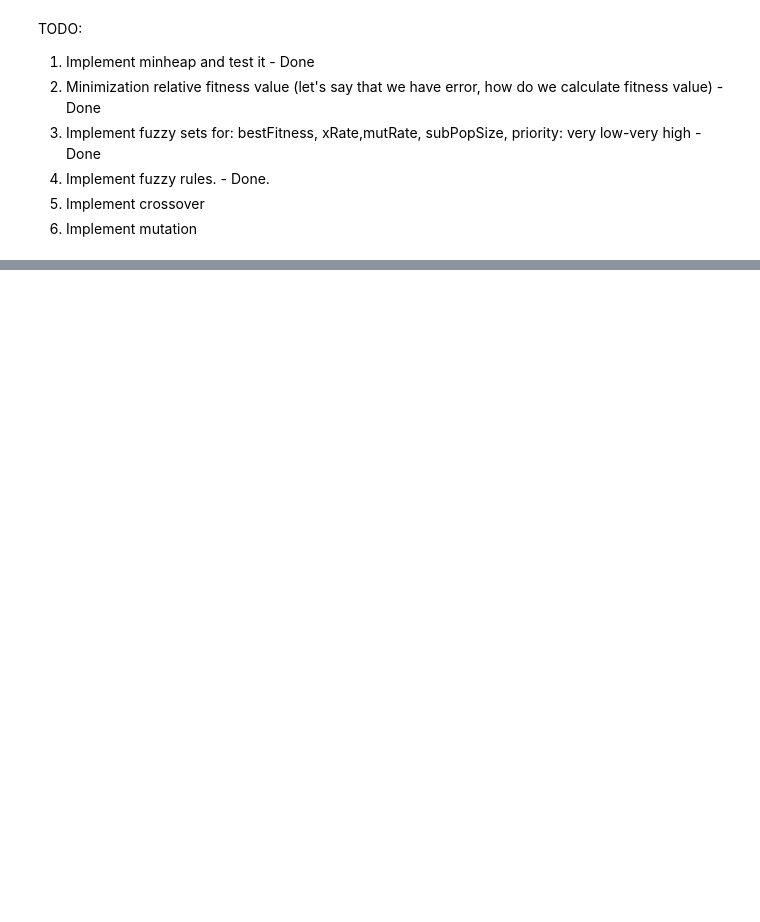
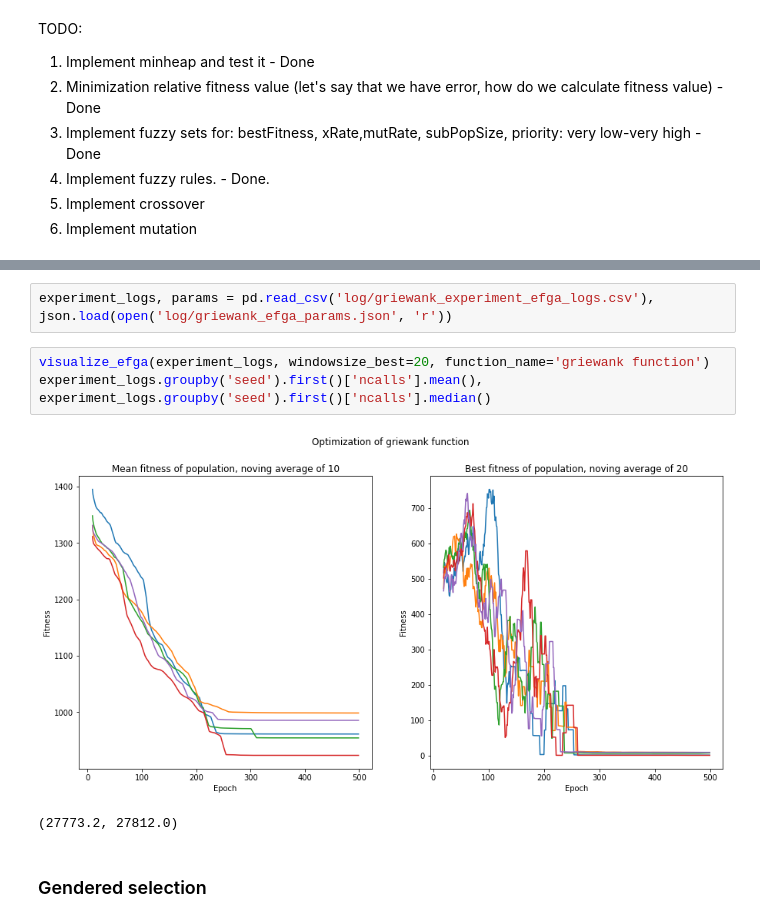
Before and after one commit to Arattel/Fuzzy_genetic_algorithms_implementations, a Jupyter notebook: efga.ipynb, the cells around one changed output, grey strips where cells are left out. Cells and saved outputs as stored; diff of their text form; blank space fills up the shorter version.

```diff
--- a/efga.ipynb
+++ b/efga.ipynb
@@ -117,0 +135,10 @@ plt.show()
+# %%
+experiment_logs, params = pd.read_csv('log/griewank_experiment_efga_logs.csv'), json.load(open('log/griewank_efga_params.json', 'r'))
+# %%
+visualize_efga(experiment_logs, windowsize_best=20, function_name='griewank function')
+experiment_logs.groupby('seed').first()['ncalls'].mean(), experiment_logs.groupby('seed').first()['ncalls'].median()
+# %% [output]
+[figure, added]
+(27773.2, 27812.0)
+# %% [markdown]
+### Gendered selection
```
Also changed, not shown: parts of 41 cells of this notebook, 5 other files.
